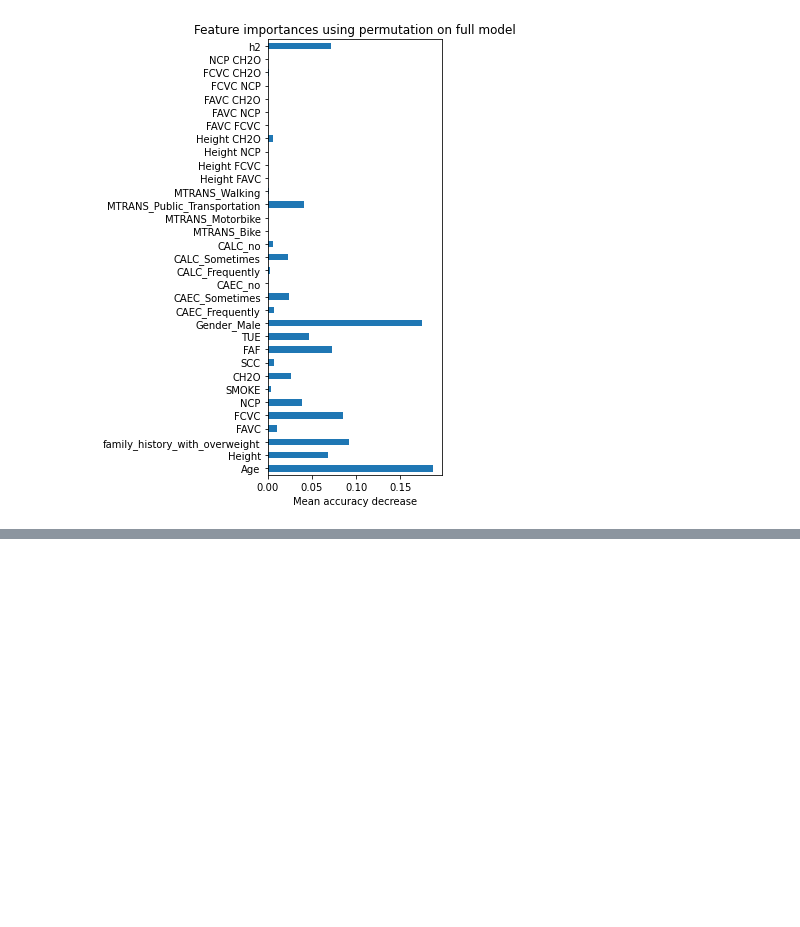
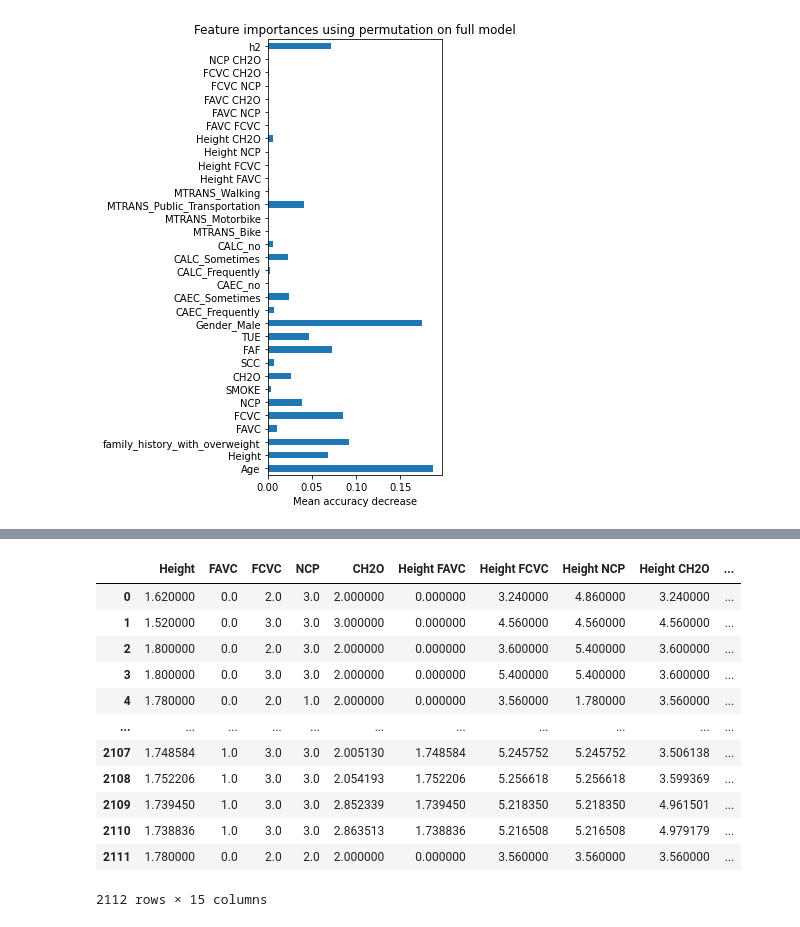
Before and after one commit to sbhewitt/Obesity-Group-Project, a Jupyter notebook: code/survey_expo_ryan.ipynb, the cells around one changed output, grey strips where cells are left out. Drawn from its saved outputs; the diff is of its cells as text; code cells hidden in the pictures; blank space fills up the shorter version.

```diff
--- a/code/survey_expo_ryan.ipynb
+++ b/code/survey_expo_ryan.ipynb
@@ -230,0 +273,11 @@ plt.savefig('../images/rfr_feat_importances.png');
+# %%
+# Read Data
+df = pd.read_csv('../data/survey.csv')
+df.loc[len(df.index)] = ['Male', 27.0, 1.78, 75, 'no', 'no', 2.0, 2, 'Sometimes', 'no', 2, 'no', 2, 1, 'Sometimes', 'Automobile', 'Normal_Weight']
+# Binarize columns
+df['family_history_with_overweight'] = df['family_history_with_overweight'].map({'yes':1, 'no':0})
+df['FAVC'] = df['FAVC'].map({'yes':1, 'no':0})
+df['SMOKE'] = df['SMOKE'].map({'yes':1, 'no':0})
+df['SCC'] = df['SCC'].map({'yes':1, 'no':0})
+df = pd.get_dummies(data = df, columns = ['Gender', 'CAEC', 'CALC', 'MTRANS'], drop_first = True)
+df.head()
@@ -230,0 +292,22 @@ plt.savefig('../images/rfr_feat_importances.png');
+# %%
+poly = PolynomialFeatures(2, interaction_only = True, include_bias = False)
+array_poly = poly.fit_transform(df[['Height', 'FAVC', 'FCVC', 'NCP', 'CH2O']])
+
+# Polynomial Feature Dataframe
+df_poly = pd.DataFrame(array_poly, columns = poly.get_feature_names_out(['Height', 'FAVC', 'FCVC', 'NCP', 'CH2O']))
+# %%
+df_poly
+# %% [output]
+|  | Height | FAVC | FCVC | NCP | CH2O | Height FAVC | Height FCVC | Height NCP | Height CH2O | ... |
+| 0 | 1.620000 | 0.0 | 2.0 | 3.0 | 2.000000 | 0.000000 | 3.240000 | 4.860000 | 3.240000 | ... |
+| 1 | 1.520000 | 0.0 | 3.0 | 3.0 | 3.000000 | 0.000000 | 4.560000 | 4.560000 | 4.560000 | ... |
+| 2 | 1.800000 | 0.0 | 2.0 | 3.0 | 2.000000 | 0.000000 | 3.600000 | 5.400000 | 3.600000 | ... |
+| 3 | 1.800000 | 0.0 | 3.0 | 3.0 | 2.000000 | 0.000000 | 5.400000 | 5.400000 | 3.600000 | ... |
+| 4 | 1.780000 | 0.0 | 2.0 | 1.0 | 2.000000 | 0.000000 | 3.560000 | 1.780000 | 3.560000 | ... |
+| ... | ... | ... | ... | ... | ... | ... | ... | ... | ... | ... |
+| 2107 | 1.748584 | 1.0 | 3.0 | 3.0 | 2.005130 | 1.748584 | 5.245752 | 5.245752 | 3.506138 | ... |
+| 2108 | 1.752206 | 1.0 | 3.0 | 3.0 | 2.054193 | 1.752206 | 5.256618 | 5.256618 | 3.599369 | ... |
+| 2109 | 1.739450 | 1.0 | 3.0 | 3.0 | 2.852339 | 1.739450 | 5.218350 | 5.218350 | 4.961501 | ... |
+| 2110 | 1.738836 | 1.0 | 3.0 | 3.0 | 2.863513 | 1.738836 | 5.216508 | 5.216508 | 4.979179 | ... |
+| 2111 | 1.780000 | 0.0 | 2.0 | 2.0 | 2.000000 | 0.000000 | 3.560000 | 3.560000 | 3.560000 | ... |
+2112 rows × 15 columns
```
Also changed, not shown: parts of 15 cells of this notebook, 1 other file.
